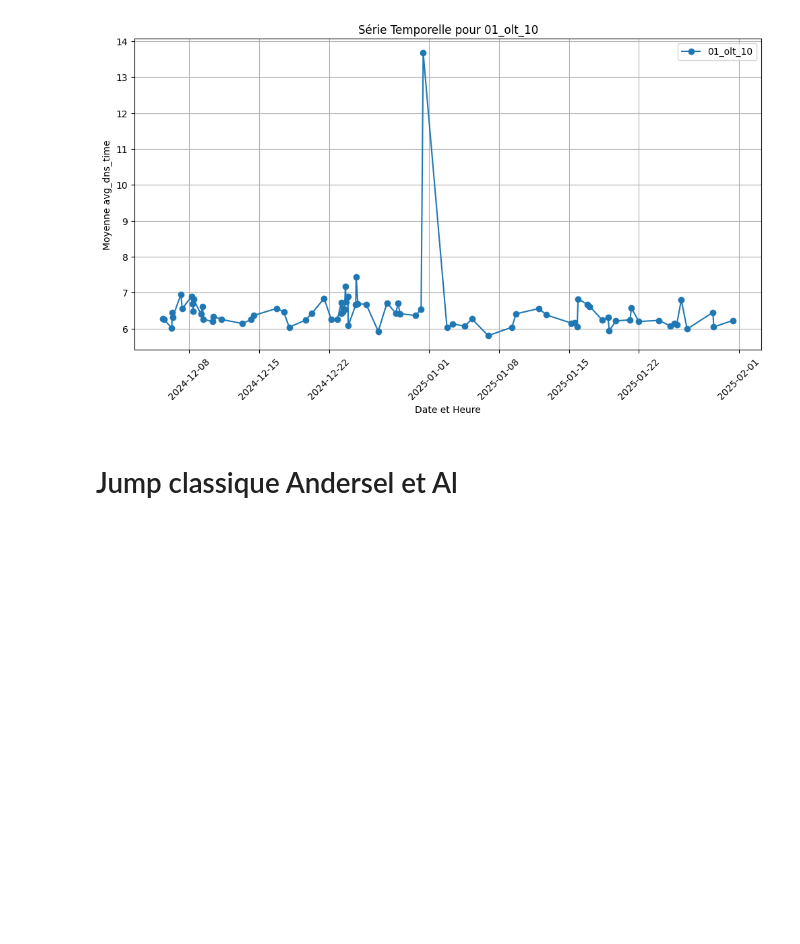
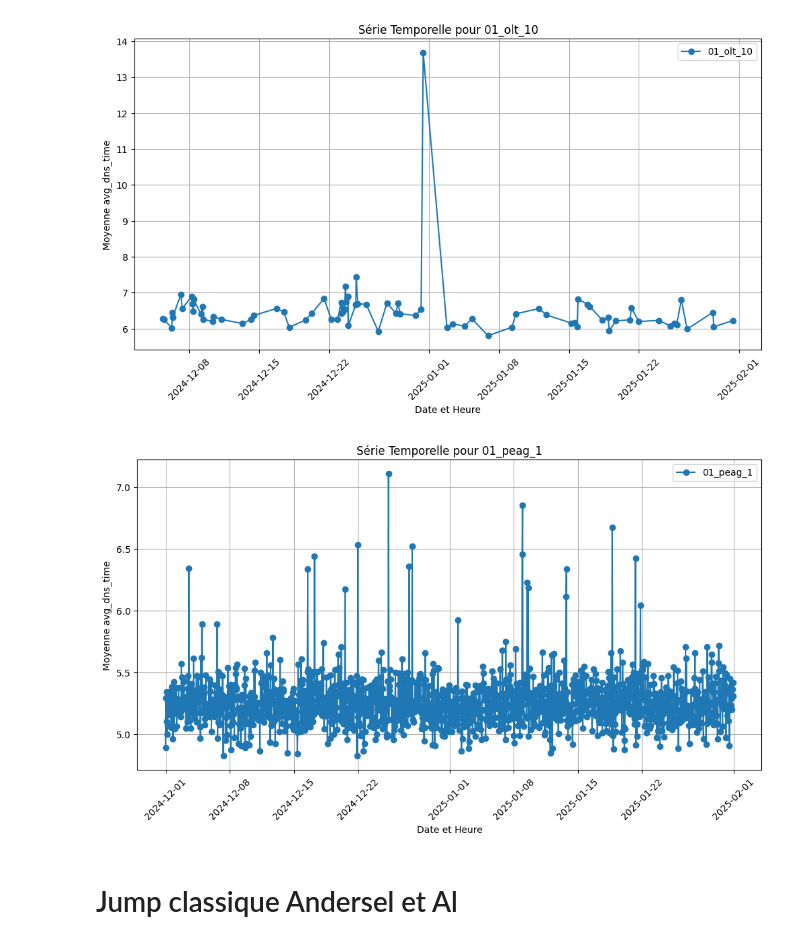
Before and after one commit to lucasvazelle/nexialog_challlenge, a Jupyter notebook: etape4_model_sans_ml.ipynb, the cells around one changed output. Drawn from its saved outputs; the diff is of its cells as text; code cells hidden in the pictures; blank space fills up the shorter version.

```diff
--- a/etape4_model_sans_ml.ipynb
+++ b/etape4_model_sans_ml.ipynb
@@ -21,7 +21,9 @@ import seaborn as sns
 # from scipy.stats import genpareto
 # %%
 # chemin
-file_path = "/content/drive/MyDrive/nexialog/data_agrege_S3.parquet"
+# file_path = "/content/drive/MyDrive/nexialog/data_agrege_S4.parquet"
+
+file_path = "/content/drive/MyDrive/nexialog/data_aggrege_PEAG.parquet"
 
 # Lire le fichier Parquet
 data_agrege_S3 = pd.read_parquet(file_path)
@@ -63,6 +84,21 @@ plt.grid()
 plt.show()
 # %% [output]
 [figure]
+# %%
+olt_name = "01_peag_1"  # Remplace par le nom de l'OLT souhaité
+df_olt = data_agrege_S3[data_agrege_S3["peag_nro"] == olt_name]
+
+plt.figure(figsize=(12, 6))
+plt.plot(df_olt["date_hour"], df_olt["avg_dns_time"], marker="o", linestyle="-", label=olt_name)
+plt.xlabel("Date et Heure")
+plt.ylabel("Moyenne avg_dns_time")
+plt.title(f"Série Temporelle pour {olt_name}")
+plt.xticks(rotation=45)
+plt.legend()
+plt.grid()
+plt.show()
+# %% [output]
+[figure, added]
 # %% [markdown]
 # Jump classique Andersel et Al
 # %%
```
Also changed, not shown: parts of 15 cells of this notebook.
